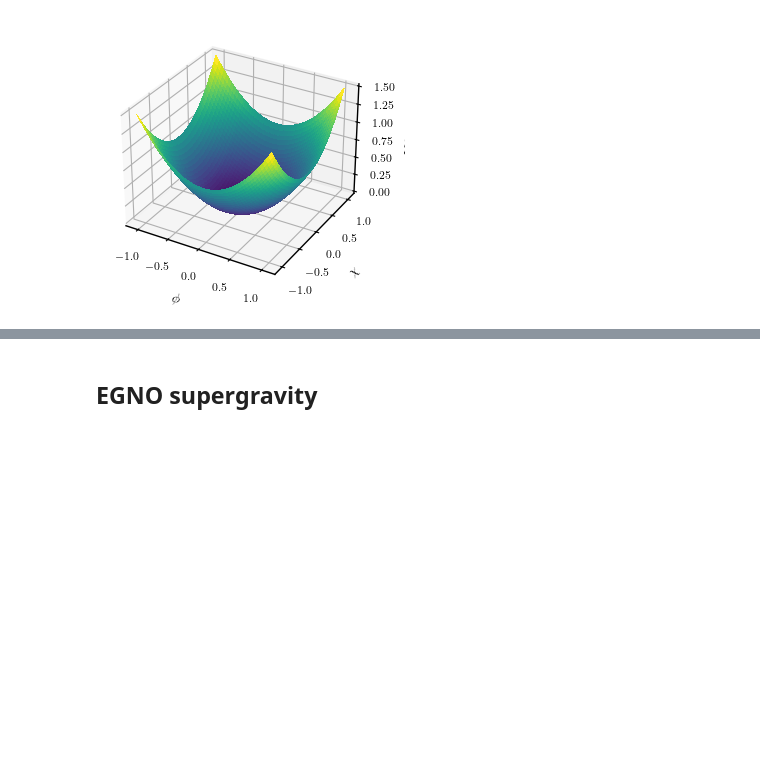
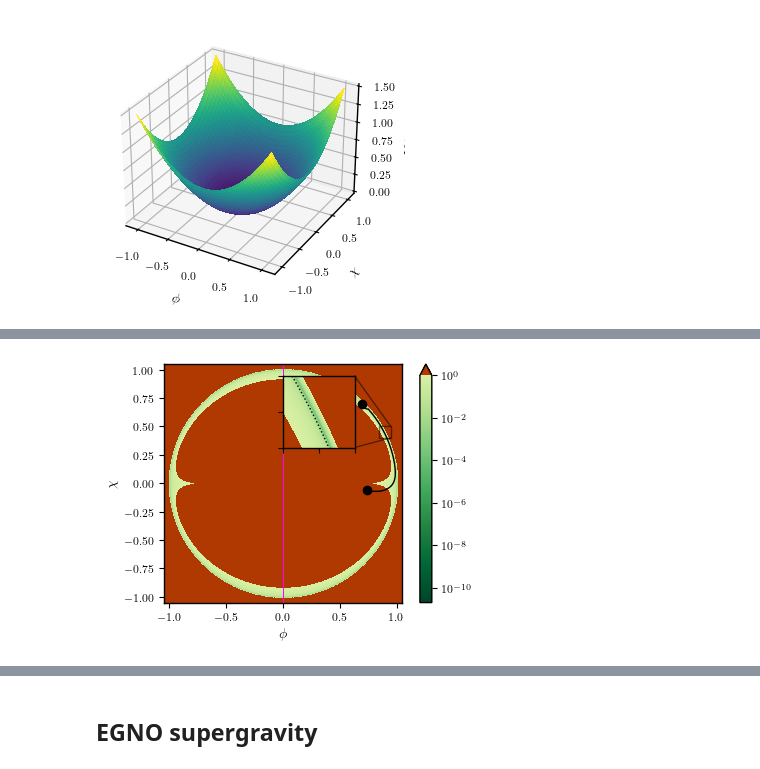
Before and after one commit to smups/srrt_models, a Jupyter notebook: plots.ipynb, the cells around one changed output, grey strips where cells are left out. Drawn from its saved outputs; the diff is of its cells as text; code cells hidden in the pictures; blank space fills up the shorter version.

```diff
--- a/plots.ipynb
+++ b/plots.ipynb
@@ -139,3 +189,59 @@ plt.show()
+# %%
+fig, ax = plt.subplots(figsize=(4,3))
+plot = ax.imshow(
+  np.transpose(np.abs(epsilon_H)),
+  extent= extent,
+  cmap= sr_cmap,
+  origin= 'lower',
+  aspect= ratio,
+  norm='log',
+  vmax=1,
+)
+cbar = fig.colorbar(plot, extend='max', ticks=[1,1e-2,1e-4,1e-6,1e-8,1e-10])
+
+ax.plot(x, y, color='black')
+ax.scatter(
+  [x[0], x[-1]],
+  [y[0], y[-1]],
+  color='black'
+)
+
+# insert inset zoomed image
+x1, x2, y1, y2 = 0.85, 0.95, 0.40, 0.5  # subregion of the original image
+zoom_extent = (x1, x2, y1, y2)
+idx1, idx2 = round((x1 - extent[0]) * Nx / (extent[1] - extent[0])), round((x2 - extent[0]) * Nx / (extent[1] - extent[0]))
+idy1, idy2 = round((y1 - extent[2]) * Ny / (extent[3] - extent[2])), round((y2 - extent[2]) * Ny / (extent[3] - extent[2]))
+
+zoom = np.abs(epsilon_H)[idx1:idx2, idy1:idy2]
+zoomax = ax.inset_axes(
+  [0.5, 0.65, 0.3, 0.3],
+  xlim=(x1, x2),
+  ylim=(y1, y2),
+  xticklabels=[],
+  yticklabels=[]
+)
+zoomax.imshow(np.transpose(zoom),
+  extent = zoom_extent,
+  cmap = sr_cmap,
+  aspect = ratio,
+  norm = "log",
+  origin = 'lower',
+  vmax=1
+)
+zoomax.plot(x, y, color='black', linestyle='dotted')
+ax.indicate_inset_zoom(zoomax, edgecolor="black")
+
+ax.set_xlabel('$\\phi$')
+ax.set_ylabel('$\\chi$')
+
+#add a colorbar
+fig.colorbar(image)
+
+#save
+fig.show()
+fig.savefig(f"./figs/{model}_epsilon_H.pdf")
+# %% [output]
+[figure, added]
 # %%
 plt.figure(figsize=(4,3))
 plot = plt.imshow(
```
Also changed, not shown: parts of 34 cells of this notebook, 23 other files.
